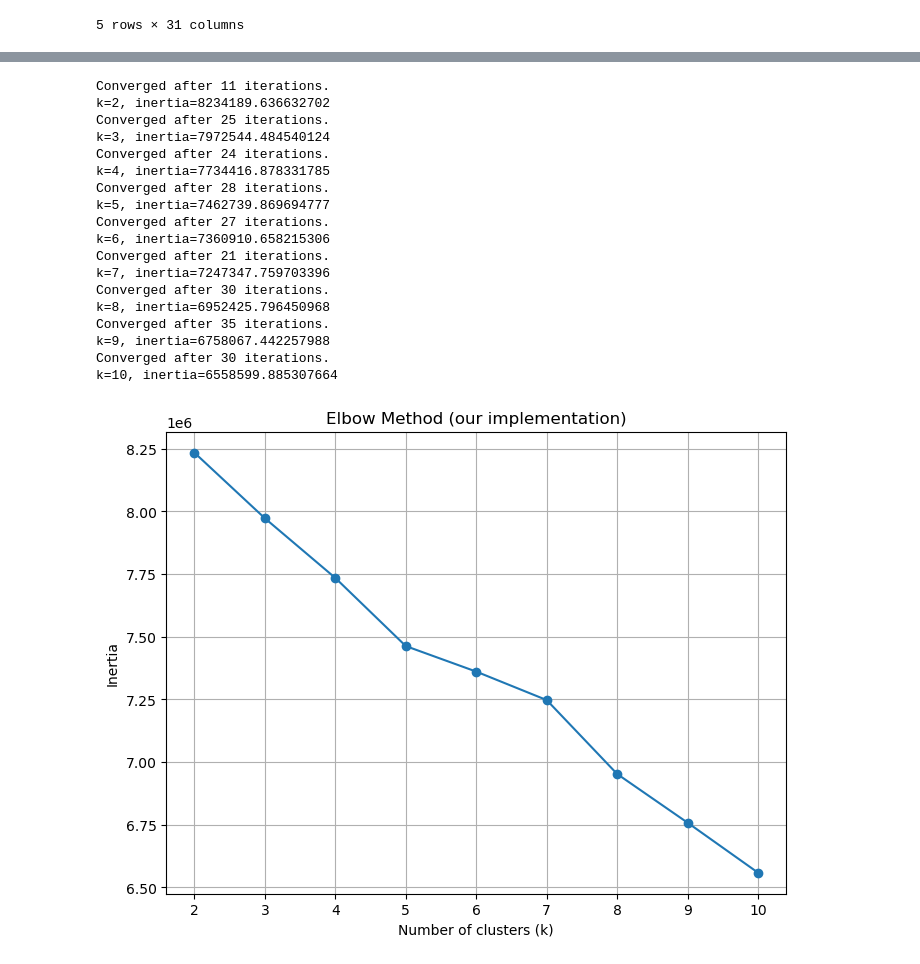
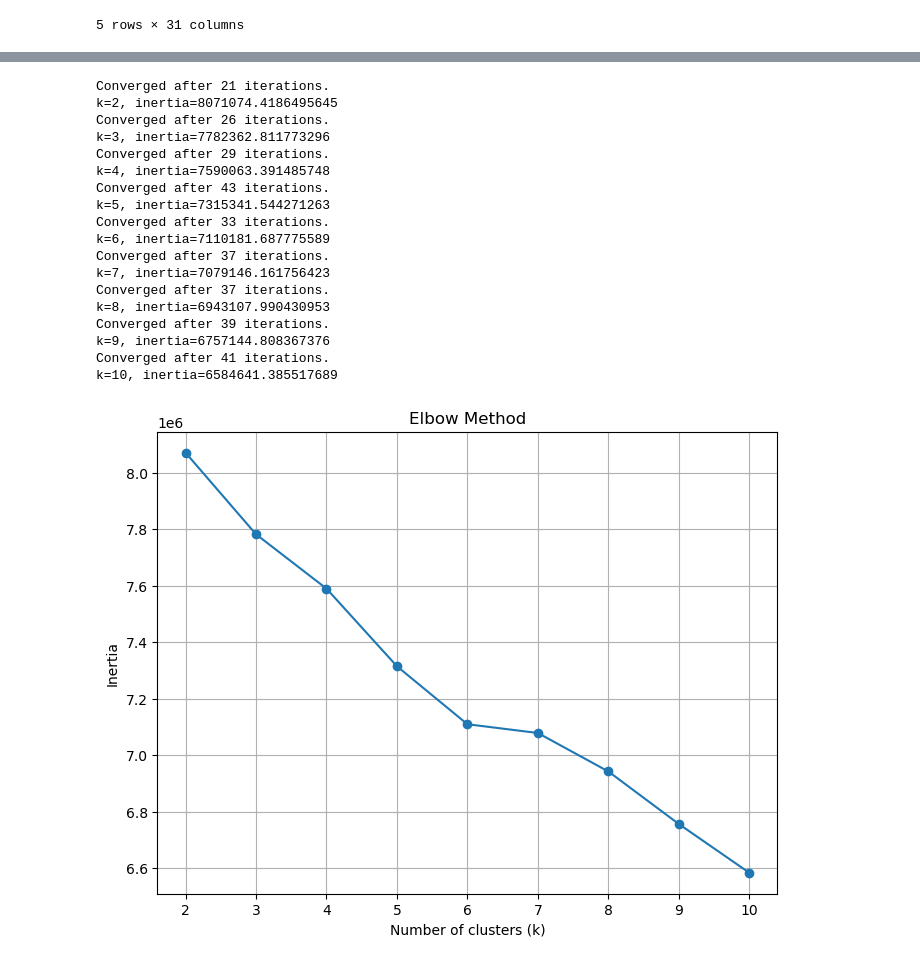
Before and after one commit to sunnakaradottir/data_science, a Jupyter notebook: notebooks/project.ipynb, the cells around one changed output, grey strips where cells are left out. Saved outputs shown, nothing was run; the diff lists cells and outputs as text; code cells hidden in the pictures.

```diff
--- a/notebooks/project.ipynb
+++ b/notebooks/project.ipynb
@@ -21,7 +21,7 @@ from sklearn.preprocessing import StandardScaler, RobustScaler
 # %%
 # Read in the dataset
 
-df = pd.read_csv('../data/creditcard.csv')
+df = pd.read_csv('../data/base_data.csv')
 df.head()
 # %% [output]
 |  | Time | V1 | V2 | V3 | V4 | V5 | V6 | V7 | V8 | V9 | ... | ... |
@@ -139,49 +139,49 @@ k=10, DB score=2.3325
 # %%
 # Let's plot the elbow method to find the optimal k
 
 def compute_inertia(df, labels, centroids):
     inertia = 0.0
     for i, p in enumerate(df.to_numpy()):
         c = centroids[labels[i]]
         inertia += np.sum((p - c) ** 2)
     return inertia
 
 inertia_values = []
 k_values = range(2, 11)
 
 for k in k_values:
     labels, centroids = kmeans_implementation(scaled_features, k)
     inertia = compute_inertia(scaled_features, labels, centroids)
     inertia_values.append(inertia)
     print(f"k={k}, inertia={inertia}")
 
 plt.figure(figsize=(8, 6))
 plt.plot(k_values, inertia_values, marker='o')
-plt.title("Elbow Method (our implementation)")
+plt.title("Elbow Method")
 plt.xlabel("Number of clusters (k)")
 plt.ylabel("Inertia")
 plt.grid(True)
 plt.show()
 # %% [output]
-Converged after 11 iterations.
-k=2, inertia=8234189.636632702
-Converged after 25 iterations.
-k=3, inertia=7972544.484540124
-Converged after 24 iterations.
-k=4, inertia=7734416.878331785
-Converged after 28 iterations.
-k=5, inertia=7462739.869694777
-Converged after 27 iterations.
-k=6, inertia=7360910.658215306
 Converged after 21 iterations.
-k=7, inertia=7247347.759703396
-Converged after 30 iterations.
-k=8, inertia=6952425.796450968
-Converged after 35 iterations.
-k=9, inertia=6758067.442257988
-Converged after 30 iterations.
-k=10, inertia=6558599.885307664
+k=2, inertia=8071074.4186495645
+Converged after 26 iterations.
+k=3, inertia=7782362.811773296
+Converged after 29 iterations.
+k=4, inertia=7590063.391485748
+Converged after 43 iterations.
+k=5, inertia=7315341.544271263
+Converged after 33 iterations.
+k=6, inertia=7110181.687775589
+Converged after 37 iterations.
+k=7, inertia=7079146.161756423
+Converged after 37 iterations.
+k=8, inertia=6943107.990430953
+Converged after 39 iterations.
+k=9, inertia=6757144.808367376
+Converged after 41 iterations.
+k=10, inertia=6584641.385517689
-[figure, old version]
+[figure, new version]
 # %%
 # Let's do the same using sklearn's KMeans
 
```
Also changed, not shown: parts of 8 cells of this notebook, 6 other files.
